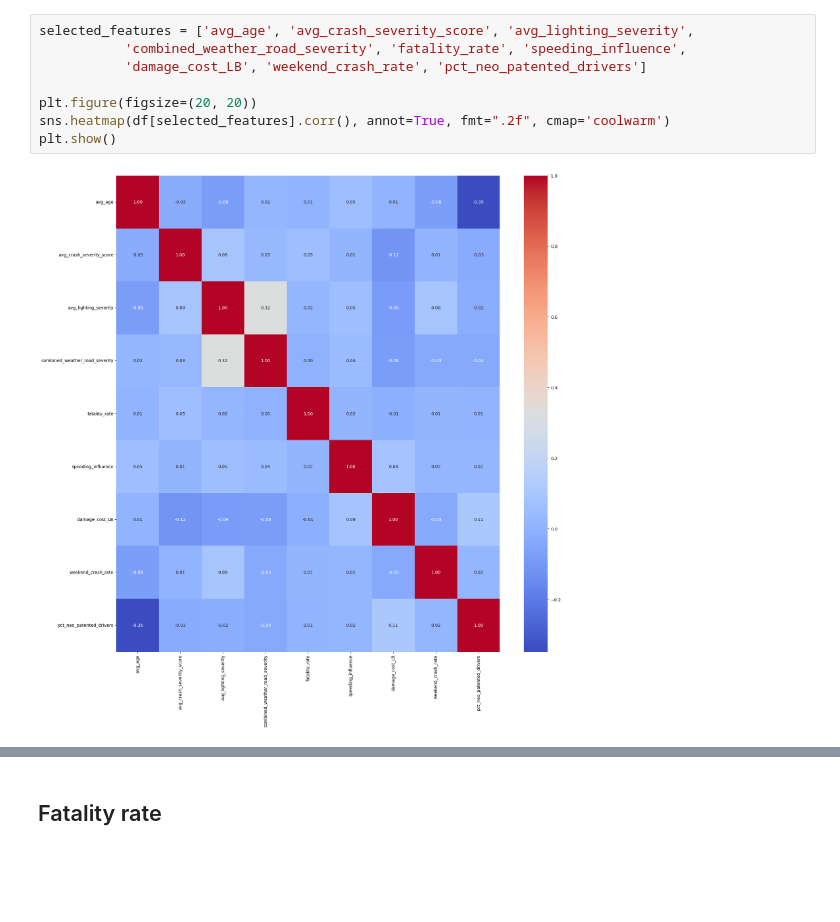
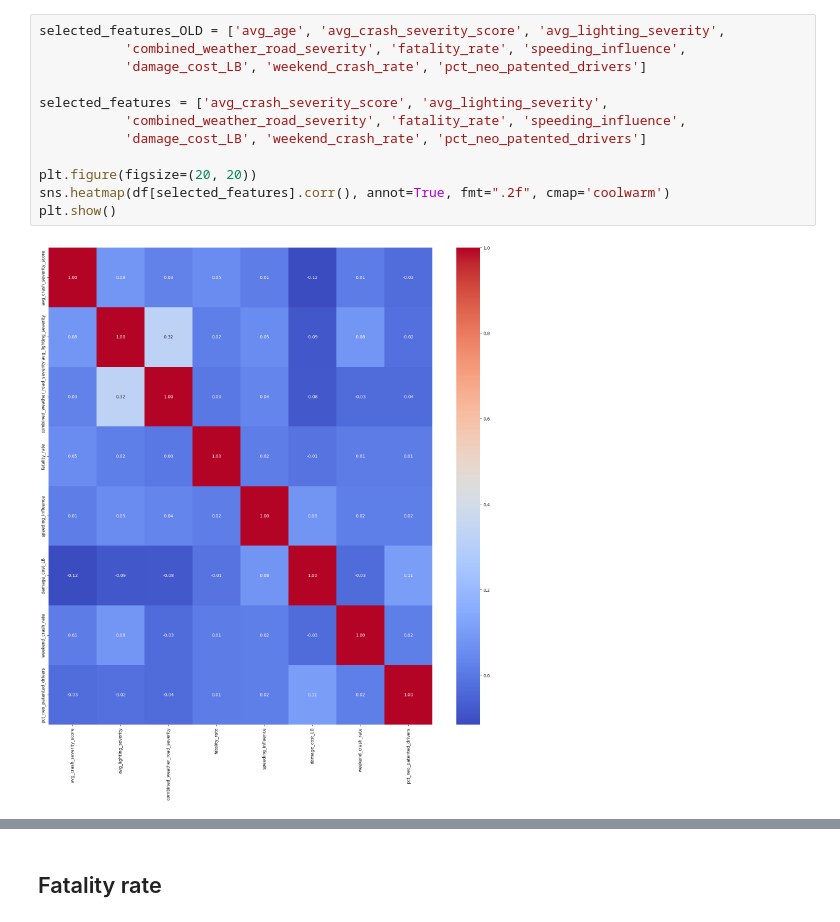
Before and after one commit to lavo2/DataMining-Project, a Jupyter notebook: 2-clustering-outliers-removal.ipynb, the cells around one changed output, grey strips where cells are left out. Saved outputs shown, nothing was run; the diff lists cells and outputs as text; blank space fills up the shorter version.

```diff
--- a/2-clustering-outliers-removal.ipynb
+++ b/2-clustering-outliers-removal.ipynb
@@ -33,15 +33,19 @@ Index(['BEAT_OF_OCCURRENCE', 'CRASH_MONTH', 'CRASH_YEAR',
        'weekend_crash_rate'],
       dtype='object')
 # %%
-selected_features = ['avg_age', 'avg_crash_severity_score', 'avg_lighting_severity',
+selected_features_OLD = ['avg_age', 'avg_crash_severity_score', 'avg_lighting_severity',
+           'combined_weather_road_severity', 'fatality_rate', 'speeding_influence',
+           'damage_cost_LB', 'weekend_crash_rate', 'pct_neo_patented_drivers']
+
+selected_features = ['avg_crash_severity_score', 'avg_lighting_severity',
            'combined_weather_road_severity', 'fatality_rate', 'speeding_influence',
            'damage_cost_LB', 'weekend_crash_rate', 'pct_neo_patented_drivers']
 
 plt.figure(figsize=(20, 20))
 sns.heatmap(df[selected_features].corr(), annot=True, fmt=".2f", cmap='coolwarm')
 plt.show()
 # %% [output]
-[figure, old version]
+[figure, new version]
 # %%
 #for each features plot the distribution and a boxplot for each feature
 for feature in selected_features:
```
Also changed, not shown: parts of 5 cells of this notebook, 1 other file.
